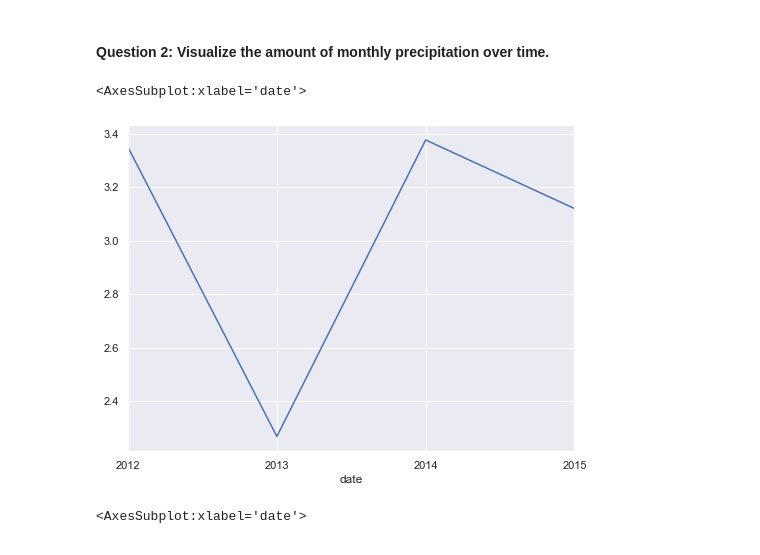
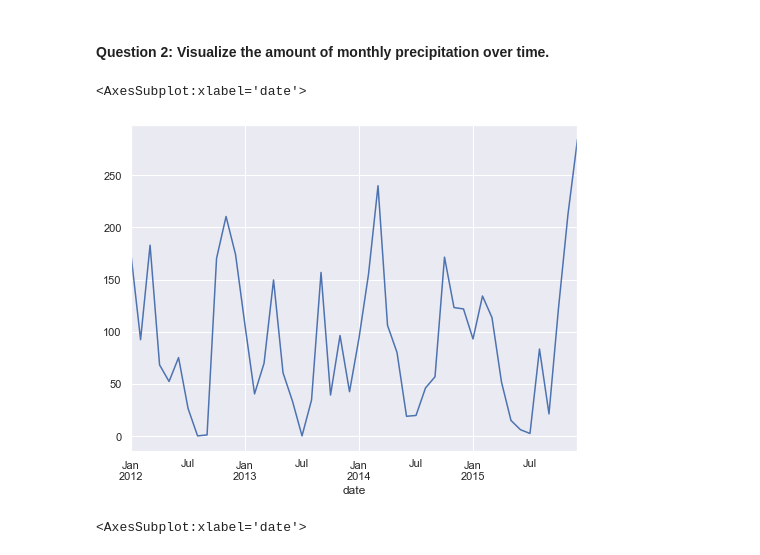
Before and after one commit to ForrestMccrosky/time-series-exercises, a Jupyter notebook: time_manipulation.ipynb, the cells around one changed output. Drawn from its saved outputs; the diff is of its cells as text; code cells hidden in the pictures.

```diff
--- a/time_manipulation.ipynb
+++ b/time_manipulation.ipynb
@@ -315,10 +306,10 @@ Demeber has the highest yearly and monthly rain
 # %% [markdown]
 #### Question 2: Visualize the amount of monthly precipitation over time.
 # %%
-weather_df.resample('Y').mean().precipitation.plot()
+weather_df.resample('M').sum().precipitation.plot()
 # %% [output]
 <AxesSubplot:xlabel='date'>
-[figure, old version]
+[figure, new version]
 # %%
 weather_df.resample('M').mean().precipitation.plot()
 # %% [output]
```
Also changed, not shown: parts of 11 cells of this notebook.
